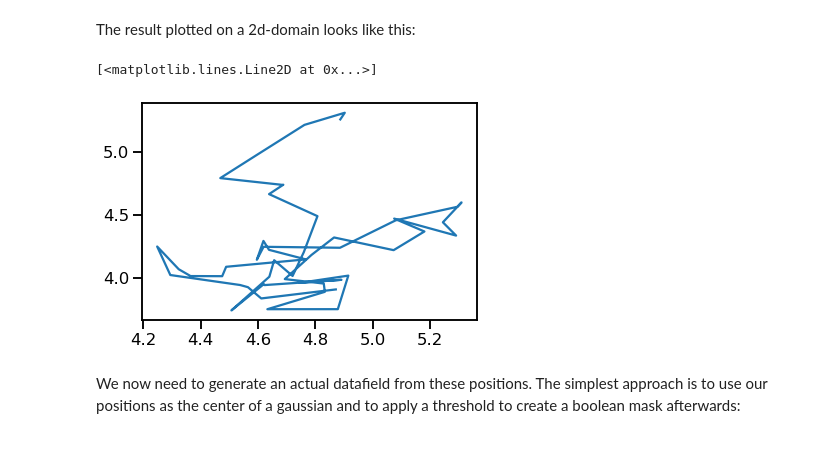
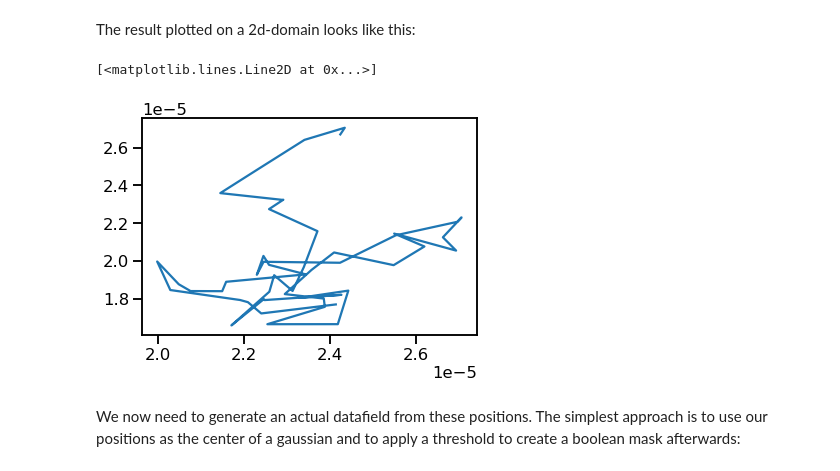
Before and after one commit to tobac-project/tobac-tutorials, a Jupyter notebook: tutorials/Basics/Idealized-Case-3_Brownian_Motion_of_Cells.ipynb, the cells around one changed output. Cells and saved outputs as stored; diff of their text form; code cells hidden in the pictures.

```diff
--- a/tutorials/Basics/Idealized-Case-3_Brownian_Motion_of_Cells.ipynb
+++ b/tutorials/Basics/Idealized-Case-3_Brownian_Motion_of_Cells.ipynb
@@ -48,7 +48,7 @@ def create_brownian_features(x_0, y_0):
     pos_list = []
 
     for i in range(len(t)):
-        ds = np.random.random()*0.3
+        ds = np.random.random()*2e-6
         angle = np.random.random()*2*np.pi
         dx = ds*np.cos(angle)
         dy = ds*np.sin(angle)
@@ -62,11 +62,11 @@ The result plotted on a 2d-domain looks like this:
 # %%
 %matplotlib inline
 
-features = create_brownian_features(5, 5)
+features = create_brownian_features(x_max/2, y_max/2)
 plt.plot(features.T[0], features.T[1])
 # %% [output]
 [<matplotlib.lines.Line2D at 0x...>]
-[figure, old version]
+[figure, new version]
 # %% [markdown]
 We now need to generate an actual datafield from these positions. The simplest approach is to use our positions as the center of a gaussian and to apply a threshold to create a boolean mask afterwards:
 # %%
```
Also changed, not shown: parts of 20 cells of this notebook.
